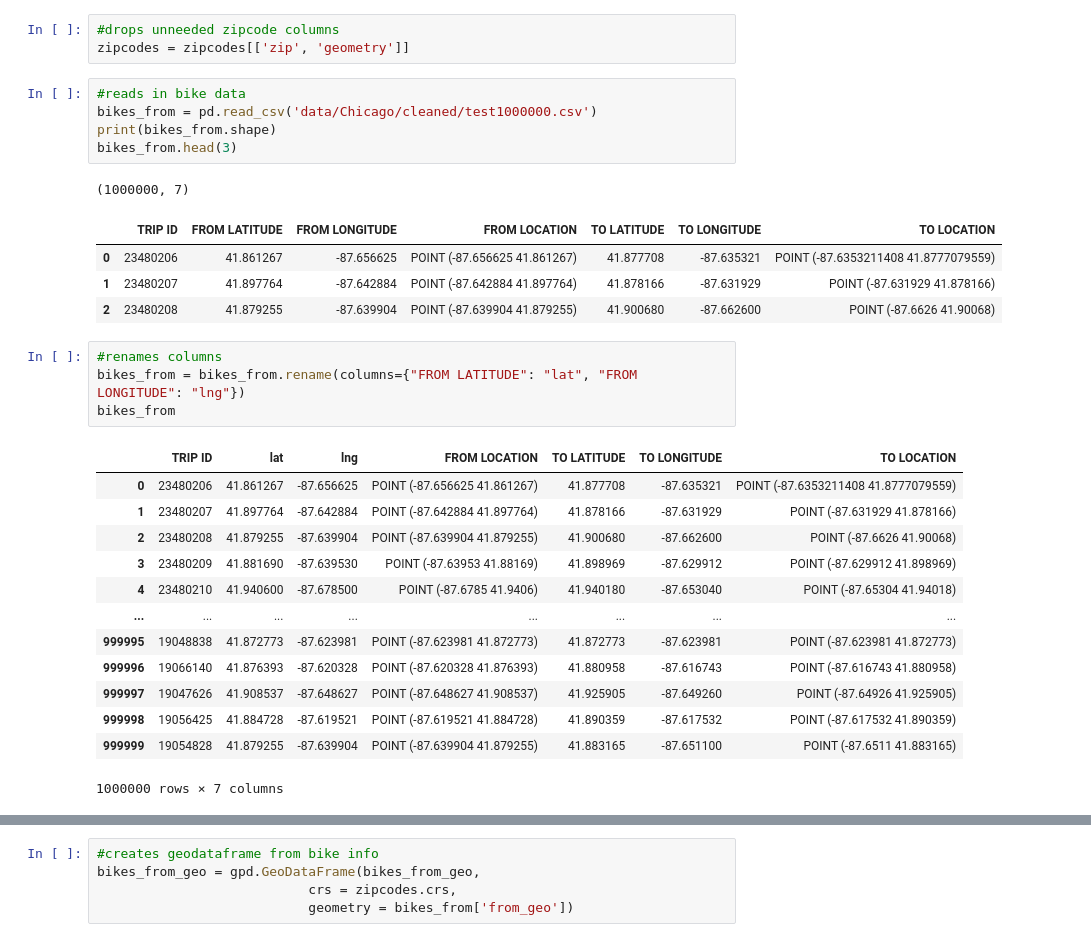
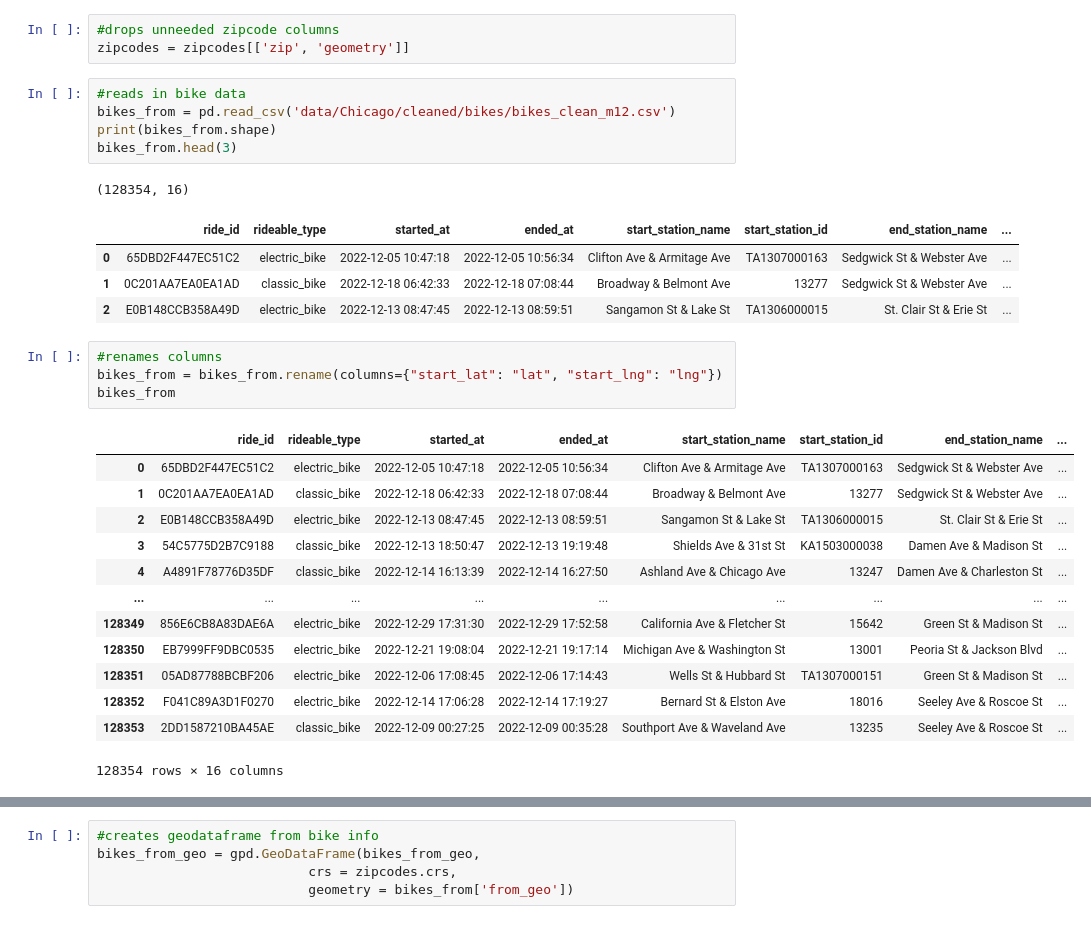
Before and after one commit to diarra-fall/diarra_capstone, a Jupyter notebook: bike_geo.ipynb, the cells around one changed output, grey strips where cells are left out. Drawn from its saved outputs; the diff is of its cells as text.

Commit message:
final cleaning files

```diff
--- a/bike_geo.ipynb
+++ b/bike_geo.ipynb
@@ -30,33 +30,33 @@ zipcodes.plot();
 zipcodes = zipcodes[['zip', 'geometry']]
 # %%
 #reads in bike data
-bikes_from = pd.read_csv('data/Chicago/cleaned/test1000000.csv')
+bikes_from = pd.read_csv('data/Chicago/cleaned/bikes/bikes_clean_m12.csv')
 print(bikes_from.shape)
 bikes_from.head(3)
 # %% [output]
-(1000000, 7)
+(128354, 16)
-|  | TRIP ID | FROM LATITUDE | FROM LONGITUDE | FROM LOCATION | TO LATITUDE | TO LONGITUDE | TO LOCATION |
-| 0 | 23480206 | 41.861267 | -87.656625 | POINT (-87.656625 41.861267) | 41.877708 | -87.635321 | POINT (-87.6353211408 41.8777079559) |
-| 1 | 23480207 | 41.897764 | -87.642884 | POINT (-87.642884 41.897764) | 41.878166 | -87.631929 | POINT (-87.631929 41.878166) |
-| 2 | 23480208 | 41.879255 | -87.639904 | POINT (-87.639904 41.879255) | 41.900680 | -87.662600 | POINT (-87.6626 41.90068) |
+|  | ride_id | rideable_type | started_at | ended_at | start_station_name | start_station_id | end_station_name | ... |
+| 0 | 65DBD2F447EC51C2 | electric_bike | 2022-12-05 10:47:18 | 2022-12-05 10:56:34 | Clifton Ave & Armitage Ave | TA1307000163 | Sedgwick St & Webster Ave | ... |
+| 1 | 0C201AA7EA0EA1AD | classic_bike | 2022-12-18 06:42:33 | 2022-12-18 07:08:44 | Broadway & Belmont Ave | 13277 | Sedgwick St & Webster Ave | ... |
+| 2 | E0B148CCB358A49D | electric_bike | 2022-12-13 08:47:45 | 2022-12-13 08:59:51 | Sangamon St & Lake St | TA1306000015 | St. Clair St & Erie St | ... |
 # %%
 #renames columns
-bikes_from = bikes_from.rename(columns={"FROM LATITUDE": "lat", "FROM LONGITUDE": "lng"})
+bikes_from = bikes_from.rename(columns={"start_lat": "lat", "start_lng": "lng"})
 bikes_from
 # %% [output]
-|  | TRIP ID | lat | lng | FROM LOCATION | TO LATITUDE | TO LONGITUDE | TO LOCATION |
-| 0 | 23480206 | 41.861267 | -87.656625 | POINT (-87.656625 41.861267) | 41.877708 | -87.635321 | POINT (-87.6353211408 41.8777079559) |
-| 1 | 23480207 | 41.897764 | -87.642884 | POINT (-87.642884 41.897764) | 41.878166 | -87.631929 | POINT (-87.631929 41.878166) |
-| 2 | 23480208 | 41.879255 | -87.639904 | POINT (-87.639904 41.879255) | 41.900680 | -87.662600 | POINT (-87.6626 41.90068) |
-| 3 | 23480209 | 41.881690 | -87.639530 | POINT (-87.63953 41.88169) | 41.898969 | -87.629912 | POINT (-87.629912 41.898969) |
-| 4 | 23480210 | 41.940600 | -87.678500 | POINT (-87.6785 41.9406) | 41.940180 | -87.653040 | POINT (-87.65304 41.94018) |
-| ... | ... | ... | ... | ... | ... | ... | ... |
-| 999995 | 19048838 | 41.872773 | -87.623981 | POINT (-87.623981 41.872773) | 41.872773 | -87.623981 | POINT (-87.623981 41.872773) |
-| 999996 | 19066140 | 41.876393 | -87.620328 | POINT (-87.620328 41.876393) | 41.880958 | -87.616743 | POINT (-87.616743 41.880958) |
-| 999997 | 19047626 | 41.908537 | -87.648627 | POINT (-87.648627 41.908537) | 41.925905 | -87.649260 | POINT (-87.64926 41.925905) |
-| 999998 | 19056425 | 41.884728 | -87.619521 | POINT (-87.619521 41.884728) | 41.890359 | -87.617532 | POINT (-87.617532 41.890359) |
-| 999999 | 19054828 | 41.879255 | -87.639904 | POINT (-87.639904 41.879255) | 41.883165 | -87.651100 | POINT (-87.6511 41.883165) |
+|  | ride_id | rideable_type | started_at | ended_at | start_station_name | start_station_id | end_station_name | ... |
+| 0 | 65DBD2F447EC51C2 | electric_bike | 2022-12-05 10:47:18 | 2022-12-05 10:56:34 | Clifton Ave & Armitage Ave | TA1307000163 | Sedgwick St & Webster Ave | ... |
+| 1 | 0C201AA7EA0EA1AD | classic_bike | 2022-12-18 06:42:33 | 2022-12-18 07:08:44 | Broadway & Belmont Ave | 13277 | Sedgwick St & Webster Ave | ... |
+| 2 | E0B148CCB358A49D | electric_bike | 2022-12-13 08:47:45 | 2022-12-13 08:59:51 | Sangamon St & Lake St | TA1306000015 | St. Clair St & Erie St | ... |
+| 3 | 54C5775D2B7C9188 | classic_bike | 2022-12-13 18:50:47 | 2022-12-13 19:19:48 | Shields Ave & 31st St | KA1503000038 | Damen Ave & Madison St | ... |
+| 4 | A4891F78776D35DF | classic_bike | 2022-12-14 16:13:39 | 2022-12-14 16:27:50 | Ashland Ave & Chicago Ave | 13247 | Damen Ave & Charleston St | ... |
+| ... | ... | ... | ... | ... | ... | ... | ... | ... |
+| 128349 | 856E6CB8A83DAE6A | electric_bike | 2022-12-29 17:31:30 | 2022-12-29 17:52:58 | California Ave & Fletcher St | 15642 | Green St & Madison St | ... |
+| 128350 | EB7999FF9DBC0535 | electric_bike | 2022-12-21 19:08:04 | 2022-12-21 19:17:14 | Michigan Ave & Washington St | 13001 | Peoria St & Jackson Blvd | ... |
+| 128351 | 05AD87788BCBF206 | electric_bike | 2022-12-06 17:08:45 | 2022-12-06 17:14:43 | Wells St & Hubbard St | TA1307000151 | Green St & Madison St | ... |
+| 128352 | F041C89A3D1F0270 | electric_bike | 2022-12-14 17:06:28 | 2022-12-14 17:19:27 | Bernard St & Elston Ave | 18016 | Seeley Ave & Roscoe St | ... |
+| 128353 | 2DD1587210BA45AE | classic_bike | 2022-12-09 00:27:25 | 2022-12-09 00:35:28 | Southport Ave & Waveland Ave | 13235 | Seeley Ave & Roscoe St | ... |
-1000000 rows × 7 columns
+128354 rows × 16 columns
 # %%
 #created column containing geopoints
 bikes_from['from_geo'] = bikes_from.apply(lambda x: Point((float(x.lng),
```
Also changed, not shown: parts of 14 cells of this notebook, 14 other files.
